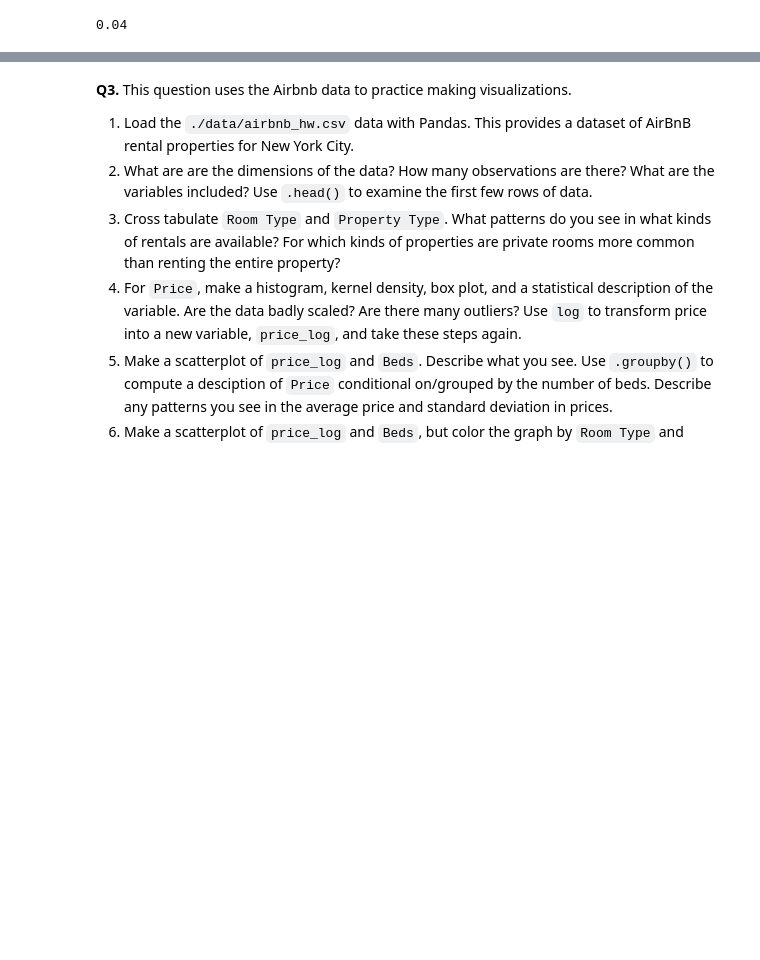
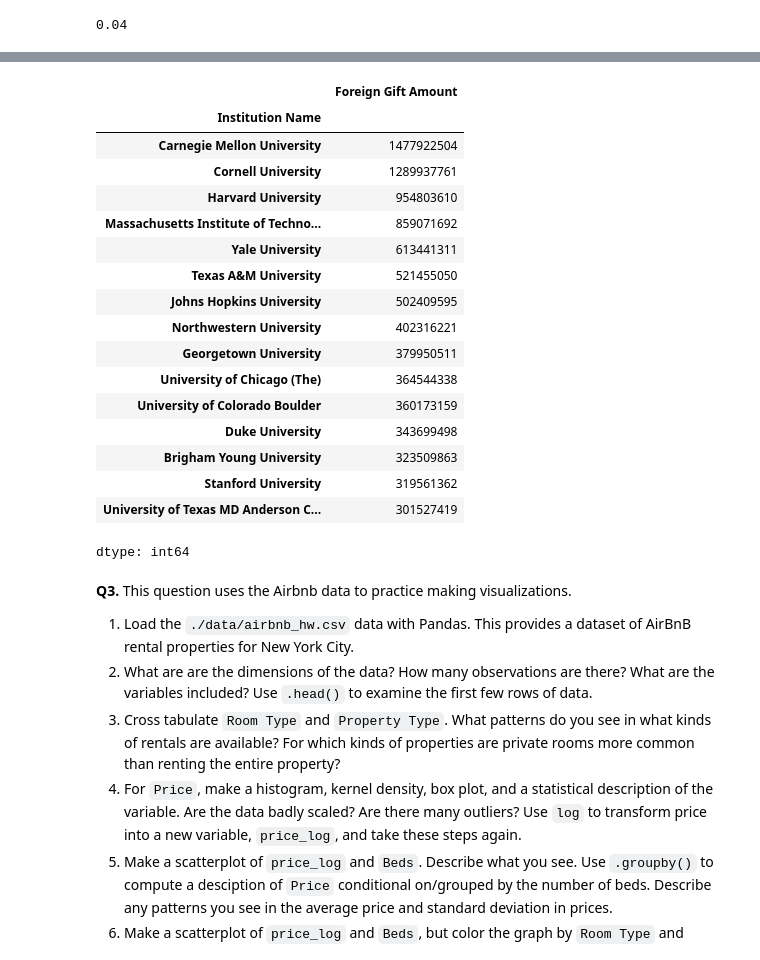
Before and after one commit to kyleegit27/EDA, a Jupyter notebook: assignment/assignment.ipynb, the cells around one changed output, grey strips where cells are left out. Drawn from its saved outputs; the diff is of its cells as text; code cells hidden in the pictures; blank space fills up the shorter version.

```diff
--- a/assignment/assignment.ipynb
+++ b/assignment/assignment.ipynb
@@ -109,0 +158,31 @@ round(monetary, 2)
+# %%
+#2.6 What are the top 15 institutions in terms of the total amount of money they receive?
+#Make a histogram of the total amount received by all institutions.
+
+#top 15 total money
+#'Institution Name' , 'Foreign Gift Amount'
+top_15_total = gifts.groupby('Institution Name')['Foreign Gift Amount'].sum().sort_values(ascending = False).head(15)
+top_15_total
+
+#hist of total amt recieved by all inst
+
+sns.histplot()
+# %% [output]
+|  | Foreign Gift Amount |
+| Institution Name |  |
+| Carnegie Mellon University | 1477922504 |
+| Cornell University | 1289937761 |
+| Harvard University | 954803610 |
+| Massachusetts Institute of Techno... | 859071692 |
+| Yale University | 613441311 |
+| Texas A&M University | 521455050 |
+| Johns Hopkins University | 502409595 |
+| Northwestern University | 402316221 |
+| Georgetown University | 379950511 |
+| University of Chicago (The) | 364544338 |
+| University of Colorado Boulder | 360173159 |
+| Duke University | 343699498 |
+| Brigham Young University | 323509863 |
+| Stanford University | 319561362 |
+| University of Texas MD Anderson C... | 301527419 |
+dtype: int64
```
Also changed, not shown: parts of 4 cells of this notebook.
